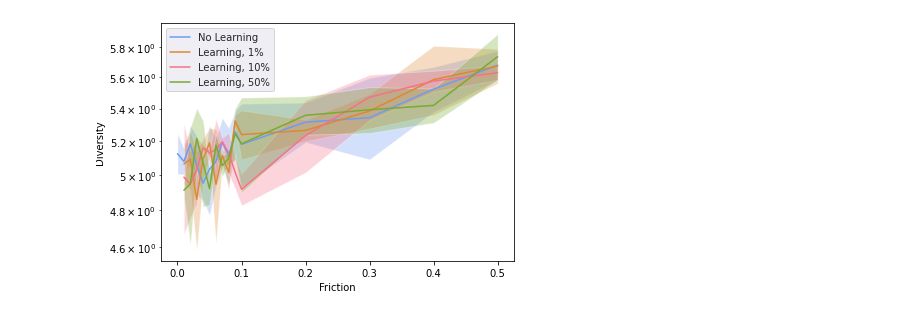
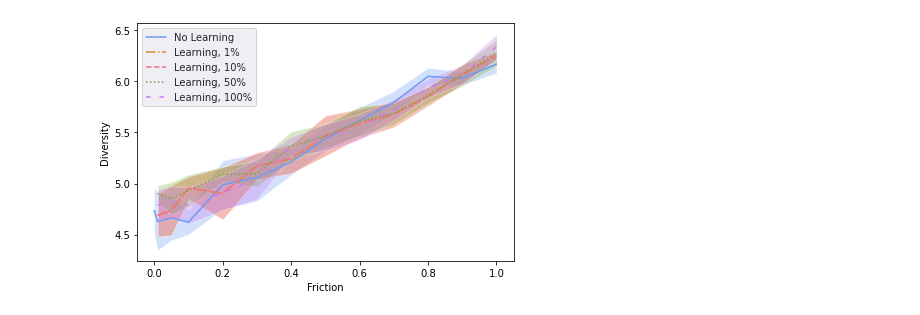
Before and after one commit to LJ-9/Friction-Social-Media-Model, a Jupyter notebook: example/plotting_notes.ipynb, the cells around one changed output. Drawn from its saved outputs; the diff is of its cells as text; code cells hidden in the pictures.

```diff
--- a/example/plotting_notes.ipynb
+++ b/example/plotting_notes.ipynb
@@ -69,49 +128,20 @@ dp_agg_pval = temp.groupby(['mu_friction', 'learning_friction'])['dicriminative_
 # %%
 no_learn = div_agg.loc[div_agg['learning_friction'] == 0.0]
 
-learn = div_agg.loc[(div_agg['learning_friction'] > 0.098) & (div_agg['learning_friction'] < 0.13)]
+learn_10 = div_agg.loc[(div_agg['learning_friction'] > 0.098) & (div_agg['learning_friction'] < 0.13)]
 
 learn_1 = div_agg.loc[(div_agg['learning_friction'] > 0.009) & (div_agg['learning_friction'] < 0.013)]
 
 learn_50 = div_agg.loc[(div_agg['learning_friction'] > 0.49) & (div_agg['learning_friction'] < 0.55)]
+
+learn_100 = div_agg.loc[(div_agg['learning_friction'] > 0.98)]
+
+ylabel = 'Diversity'
+savename = 'line_plot_diversity_and_learning.pdf'
+
+frictionplot(no_learn, learn_1, learn_10, learn_50, learn_100, ylabel, savename)
+# %% [output]
+[figure, added]
-# %%
-# Diversity
-fig, ax = plt.subplots()
-clrs = sns.color_palette("husl", 10)
-with sns.axes_style("darkgrid"):
-
-    meanst = no_learn['mean']
-    sdt = no_learn['std']
-
-    meanst_learn = learn['mean']
-    sdt_learn = learn['std']
-
-    meanst_learn_1 = learn_1['mean']
-    sdt_learn_1 = learn_1['std']
-
-    meanst_learn_50 = learn_50['mean']
-    sdt_learn_50 = learn_50['std']
-
-    ax.plot(pd.unique(no_learn['mu_friction']), meanst,label = 'No Learning', c=clrs[7])
-    ax.fill_between(pd.unique(no_learn['mu_friction']), meanst-sdt, meanst+sdt ,alpha=0.3, facecolor=clrs[7])
-
-    ax.plot(pd.unique(learn_1['mu_friction']), meanst_learn_1,  label = 'Learning, 1%',c=clrs[1])
-    ax.fill_between(pd.unique(learn_1['mu_friction']), meanst_learn_1-sdt_learn_1, meanst_learn_1+sdt_learn_1 ,alpha=0.3, facecolor=clrs[1])
-
-    ax.plot(pd.unique(learn['mu_friction']), meanst_learn,  label = 'Learning, 10%',c=clrs[0])
-    ax.fill_between(pd.unique(learn['mu_friction']), meanst_learn-sdt_learn, meanst_learn+sdt_learn ,alpha=0.3, facecolor=clrs[0])
-
-    ax.plot(pd.unique(learn_50['mu_friction']), meanst_learn_50,  label = 'Learning, 50%',c=clrs[3])
-    ax.fill_between(pd.unique(learn_50['mu_friction']), meanst_learn_50-sdt_learn_50, meanst_learn_50+sdt_learn_50 ,alpha=0.3, facecolor=clrs[3])
-
-    ax.legend()
-    ax.set_yscale('log')
-    plt.xlabel("Friction")
-    fig.set_tight_layout(True)
-    plt.ylabel("Diversity")
-    plt.savefig('line_plot_diversity_and_learning.pdf')
-# %% [output]
-[figure, removed]
 # %%
 no_learn = dp_agg.loc[dp_agg['learning_friction'] == 0.0]
 
```
Also changed, not shown: parts of 41 cells of this notebook, 22 other files.
